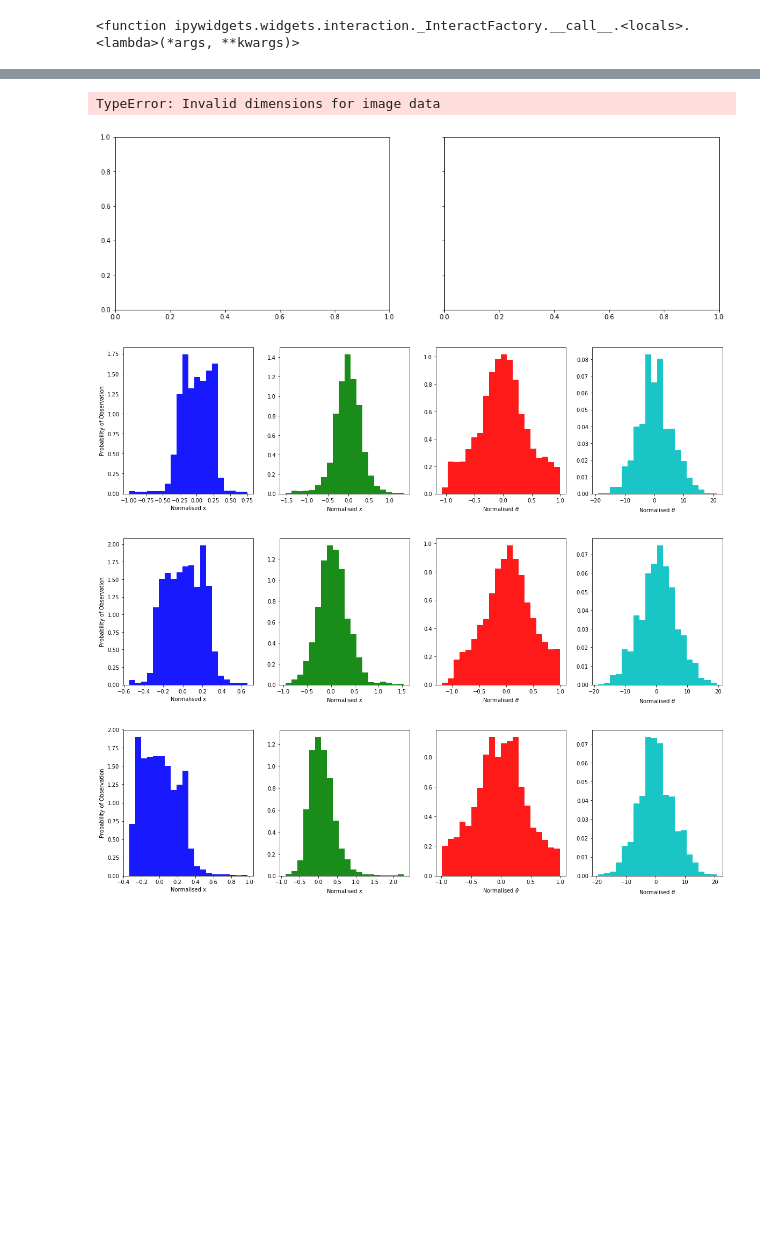
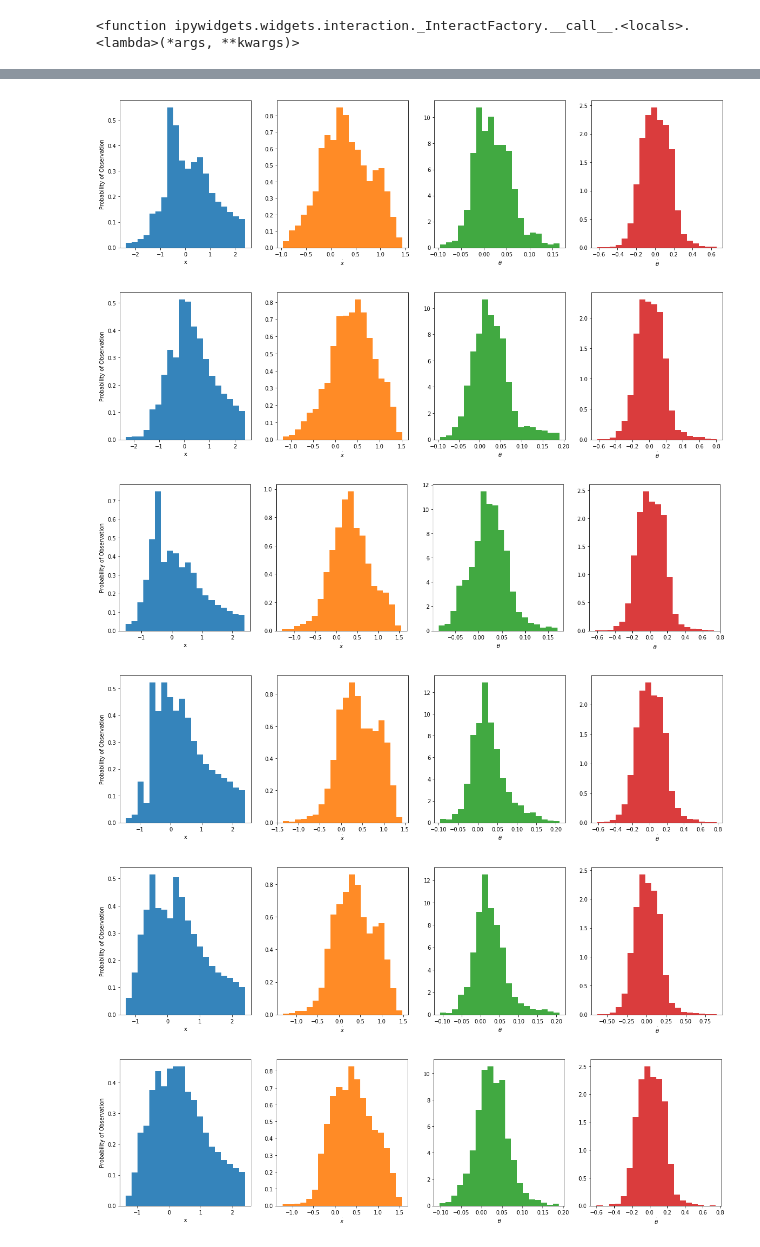
Before and after one commit to alexdarch/Project, a Jupyter notebook: ResultsAndTesting/AdversaryResultsVisualisation.ipynb, the cells around one changed output, grey strips where cells are left out. Drawn from its saved outputs; the diff is of its cells as text; code cells hidden in the pictures; blank space fills up the shorter version.

```diff
--- a/ResultsAndTesting/AdversaryResultsVisualisation.ipynb
+++ b/ResultsAndTesting/AdversaryResultsVisualisation.ipynb
@@ -398,8 +398,8 @@ class VisualiseIteration:
             #                alpha=.5, fc='b', ec='None', label='95% confidence interval')
             axes[axis].set_xlabel('p(Adversary Action = Left)')
             axes[axis].set_ylabel('p(Player Action = Left)')
-            axes[axis].set_ylim(0, 1)
-            axes[axis].set_xlim(0, 1)
+            axes[axis].set_ylim(-0.01, 1.01)
+            axes[axis].set_xlim(-0.01, 1.01)
             axes[axis].legend()
 
     def add_axis_actionprobvsstate(self, prob_array, axes, agent='player', vs=(0.2, 0.8)):
@@ -660,5 +660,5 @@ class VisualiseIterations:
 # %%
 # folder = os.path.join('ArchivedData', '0AdversaryXE\\')
 folder = os.path.join('..\Cartpole','Data', 'TrainingData\\')
-v = VisualiseIterations(folder, [0, 1, 2, 3, 4, 5])
+v = VisualiseIterations(folder, [0, 1, 2, 3, 4, 5, 6, 7, 8, 9, 10, 11, 12, 13, 14, 15, 16])
 # %% [output]
@@ -705,11 +712,9 @@ v.plot_playervsadversary(iters=(0, 1, 2))
-# %%
-v.plot_actionprobsvsstates(iters=(0, 1, 2), policy=True, x_dot_fixed=0, theta_dot_fixed=0, bin_prop=0.05, colourbar_lims=(0, 1))
-# %% [output]
-TypeError: Invalid dimensions for image data
-[figure, removed]
 # %%
-v.plot_observation_histograms(iters=(0, 1, 2), normed=False)
+v.plot_observation_histograms(iters=(10, 11, 12, 13, 14, 15, 16), normed=False)
 # %% [output]
-[figure, old version]
+[figure, new version]
-[figure, old version]
+[figure, new version]
-[figure, old version]
+[figure, new version]
+[figure, added]
+[figure, added]
+[figure, added]
```
Also changed, not shown: parts of 10 cells of this notebook, 12 other files.
